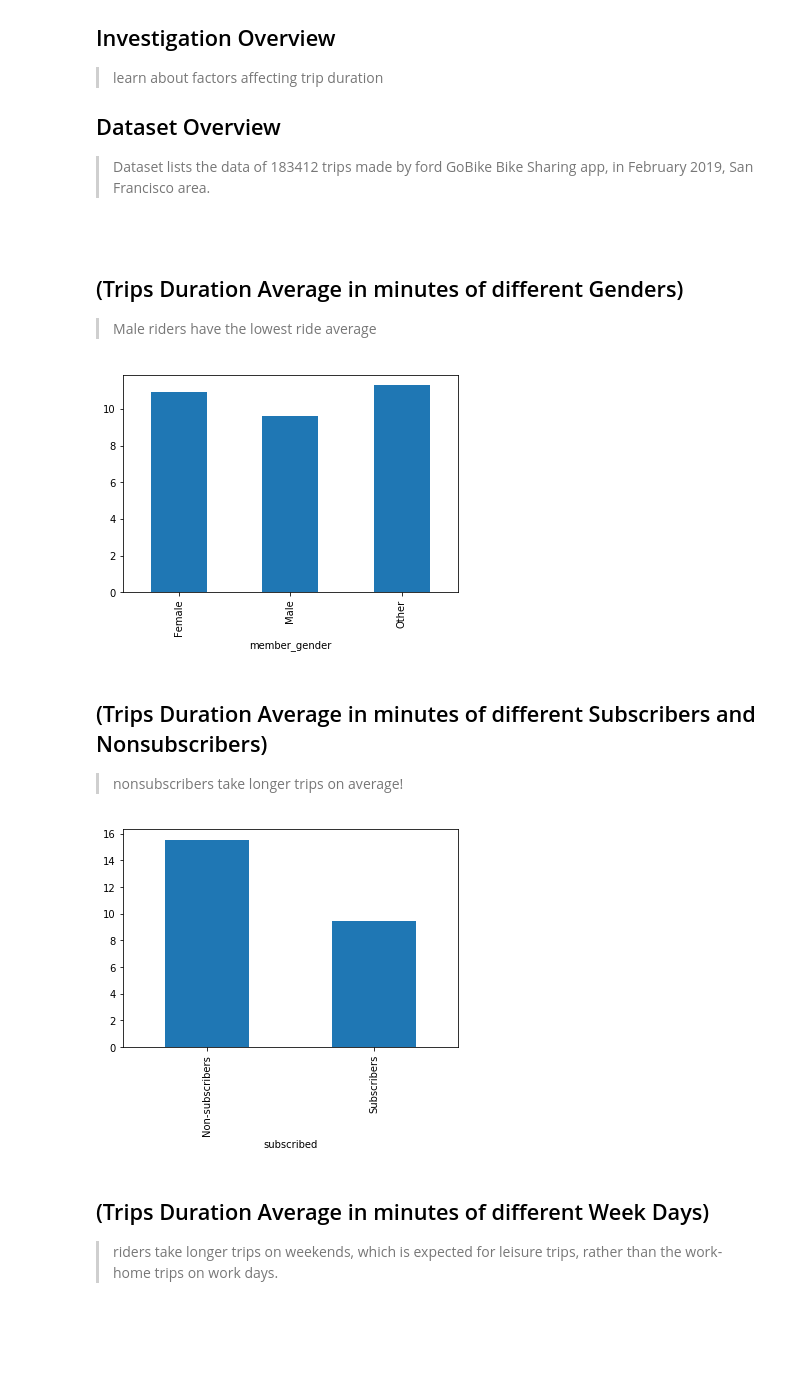
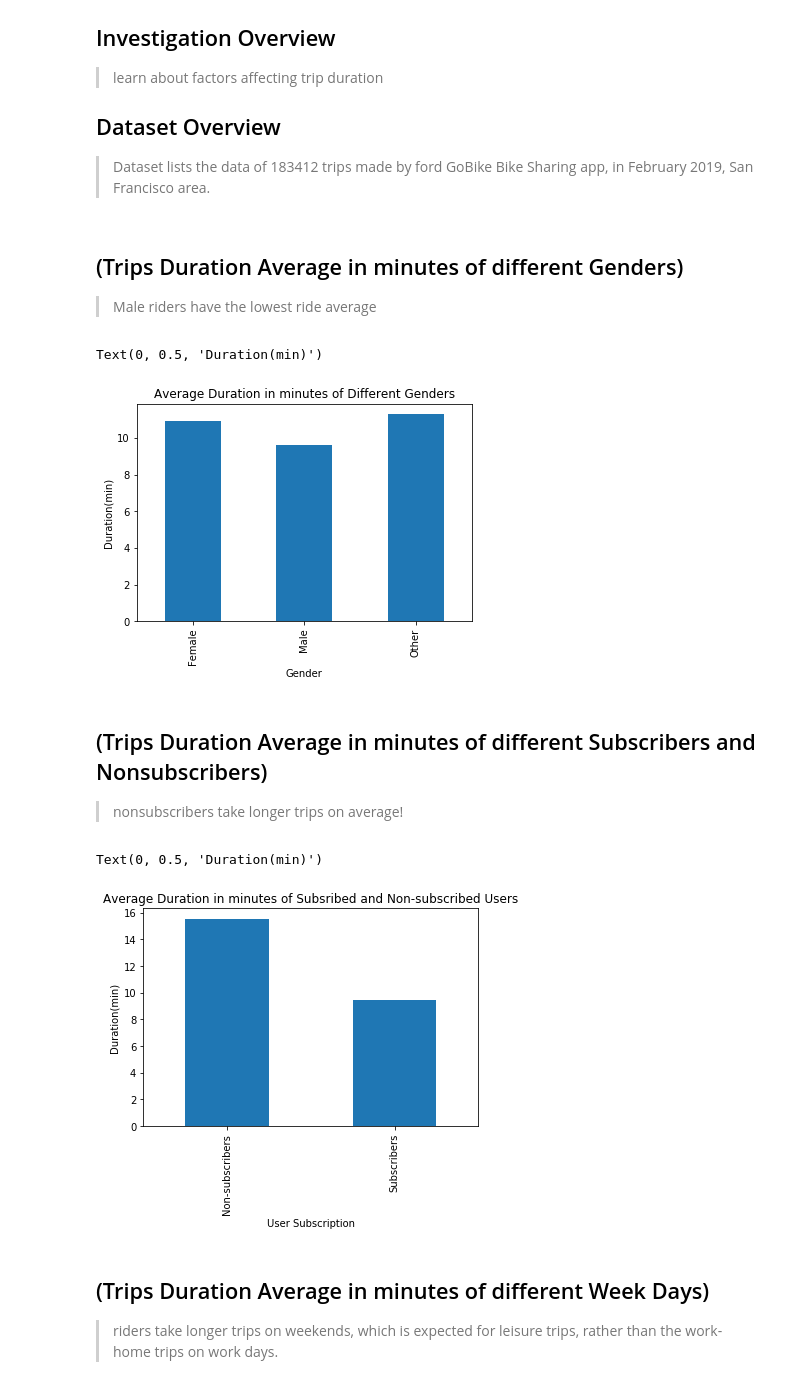
Before and after one commit to melnaquib/Communicate-Data-Findings, a Jupyter notebook: slide_deck.ipynb, the cells around one changed output. Saved outputs shown, nothing was run; the diff lists cells and outputs as text; code cells hidden in the pictures; blank space fills up the shorter version.

```diff
--- a/slide_deck.ipynb
+++ b/slide_deck.ipynb
@@ -24,16 +24,18 @@ warnings.simplefilter("ignore")
 # %%
 # load in the dataset into a pandas dataframe
 df = pd.read_csv('data_wrangled.csv')
-# %% [markdown]
->
 # %% [markdown]
 ## (Trips Duration Average in minutes of different Genders)
 
 > Male riders have the lowest ride average
 # %%
-df.groupby('member_gender')['duration_min'].mean().plot(kind='bar');
+df.groupby('member_gender')['duration_min'].mean().plot(kind='bar')
+plt.title('Average Duration in minutes of Different Genders')
+plt.xlabel('Gender')
+plt.ylabel('Duration(min)')
 # %% [output]
+Text(0, 0.5, 'Duration(min)')
-[figure, old version]
+[figure, new version]
 # %% [markdown]
 ## (Trips Duration Average in minutes of different Subscribers and Nonsubscribers)
 
@@ -41,8 +43,12 @@ df.groupby('member_gender')['duration_min'].mean().plot(kind='bar');
 # %%
 df.groupby('subscribed')['duration_min'].mean().plot(kind='bar');
 plt.xticks([False, True], ['Non-subscribers', 'Subscribers']);
+plt.title('Average Duration in minutes of Subsribed and Non-subscribed Users')
+plt.xlabel('User Subscription')
+plt.ylabel('Duration(min)')
 # %% [output]
+Text(0, 0.5, 'Duration(min)')
-[figure, old version]
+[figure, new version]
 # %% [markdown]
 ## (Trips Duration Average in minutes of different Week Days)
 
```
Also changed, not shown: parts of 4 cells of this notebook, 4 other files.
